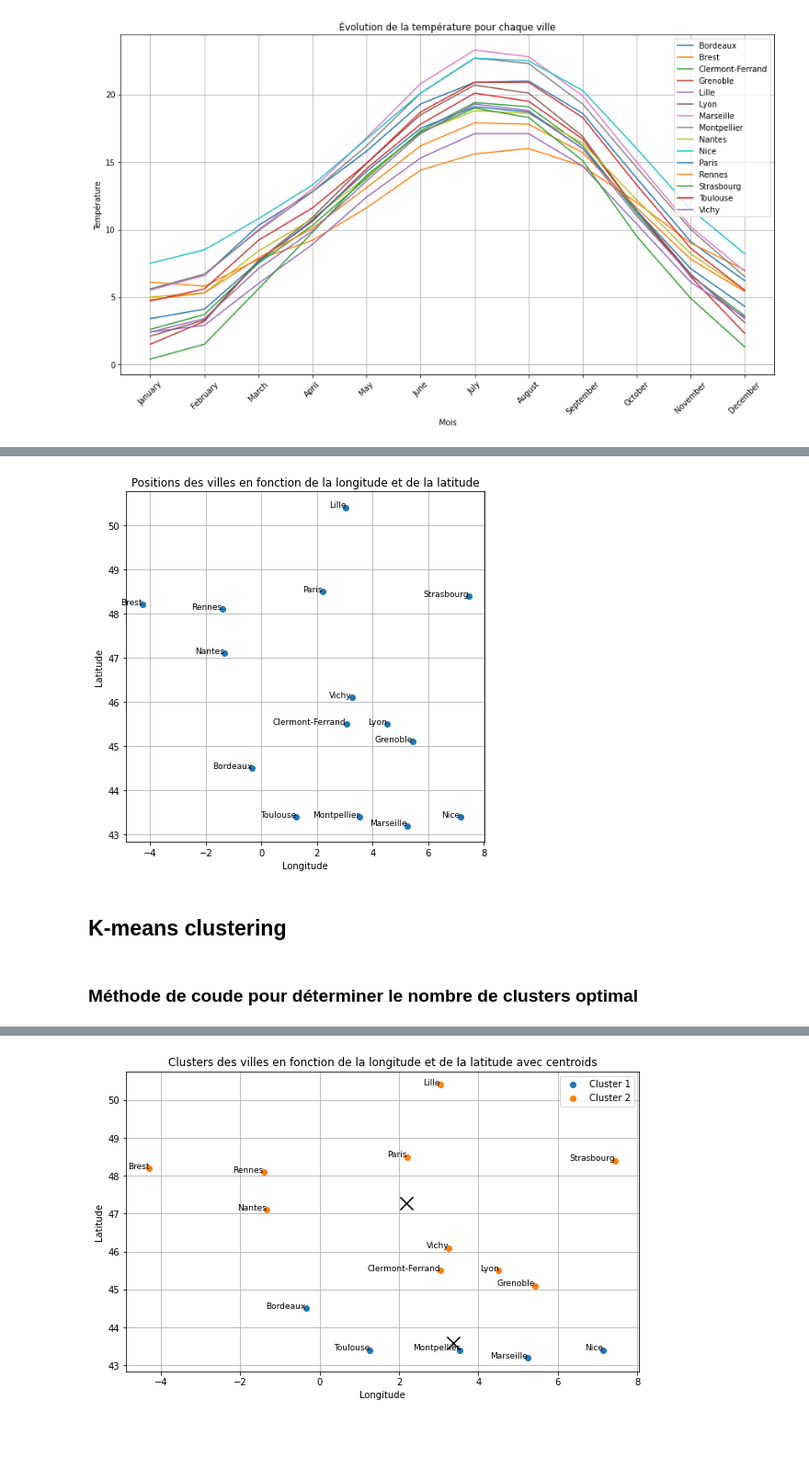
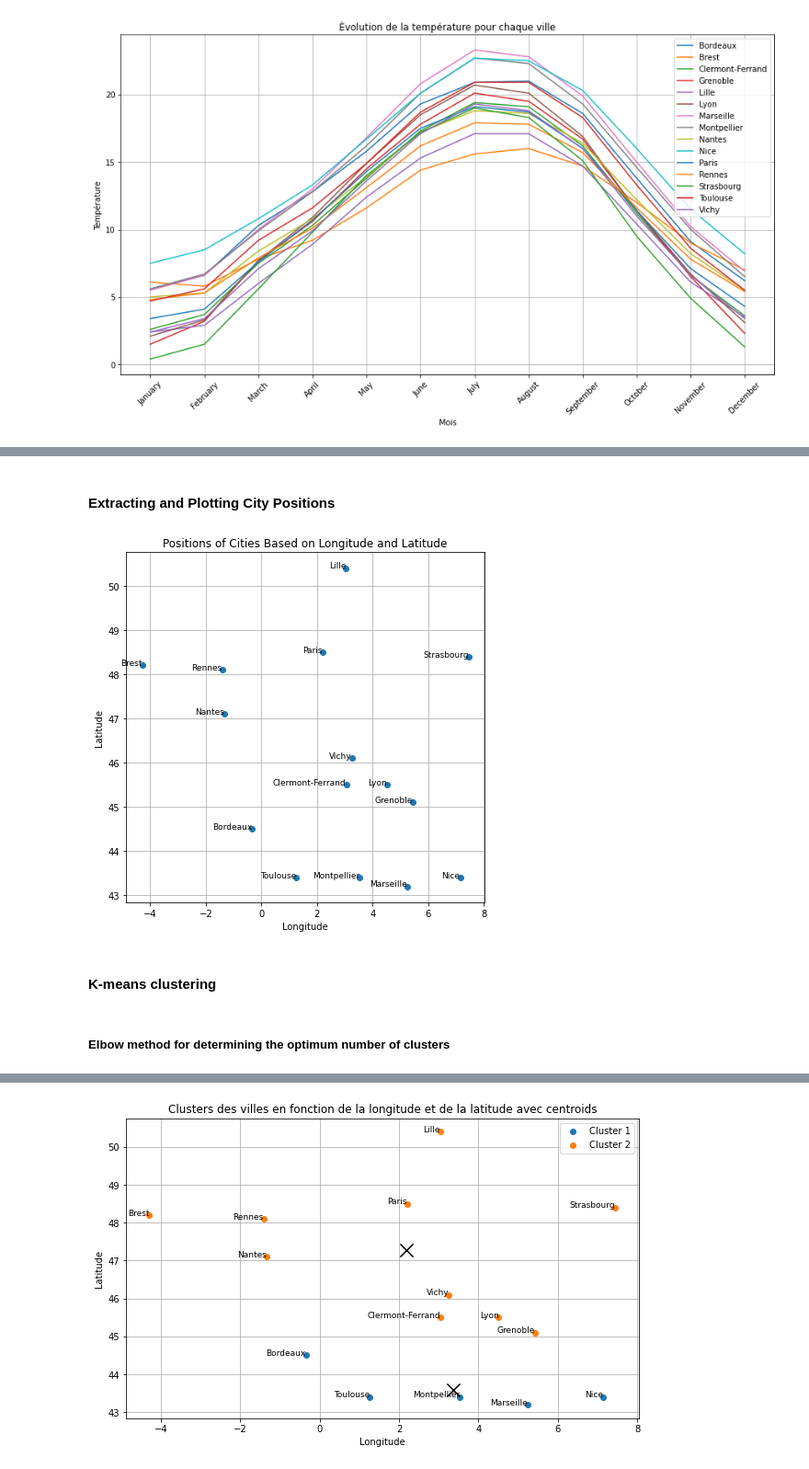
Before and after one commit to YessineMkaouar/Practical-Machine-Learning, a Jupyter notebook: temp.ipynb, the cells around one changed output, grey strips where cells are left out. Shown at 92% size. Cells and saved outputs as stored; diff of their text form; code cells hidden in the pictures; blank space fills up the shorter version.

```diff
--- a/temp.ipynb
+++ b/temp.ipynb
@@ -88,30 +102,32 @@ plt.show()
+# %% [markdown]
+#### Extracting and Plotting City Positions
 # %%
-# Extraire les colonnes de latitude et de longitude
+# Extract the latitude and longitude columns
 latitude = x1['data'][:, 12]
 longitude = x1['data'][:, 13]
 
-# Extraire la liste des villes
-villes = x1['villes']
+# Extract the list of cities
+cities = x1['villes']
 
-# Tracer les positions des villes
+# Plot the positions of the cities
 plt.figure(figsize=(7, 7))
 plt.scatter(longitude, latitude, marker='o')
 
-# Annoter chaque point avec le nom de la ville
-for i, ville in enumerate(villes):
-    plt.text(longitude[i], latitude[i], ville, fontsize=9, ha='right')
+# Annotate each point with the city name
+for i, city in enumerate(cities):
+    plt.text(longitude[i], latitude[i], city, fontsize=9, ha='right')
 
-plt.title("Positions des villes en fonction de la longitude et de la latitude")
+plt.title("Positions of Cities Based on Longitude and Latitude")
 plt.xlabel("Longitude")
 plt.ylabel("Latitude")
 plt.grid(True)
 plt.show()
 # %% [output]
-[figure, old version]
+[figure, new version]
 # %% [markdown]
-## K-means clustering
+#### K-means clustering
-# %% [markdown]
-### Méthode de coude pour déterminer le nombre de clusters optimal
+# %% [markdown]
+##### Elbow method for determining the optimum number of clusters
 # %%
 inertias = []
 k_range = range(1, 11)
```
Also changed, not shown: parts of 26 cells of this notebook.
